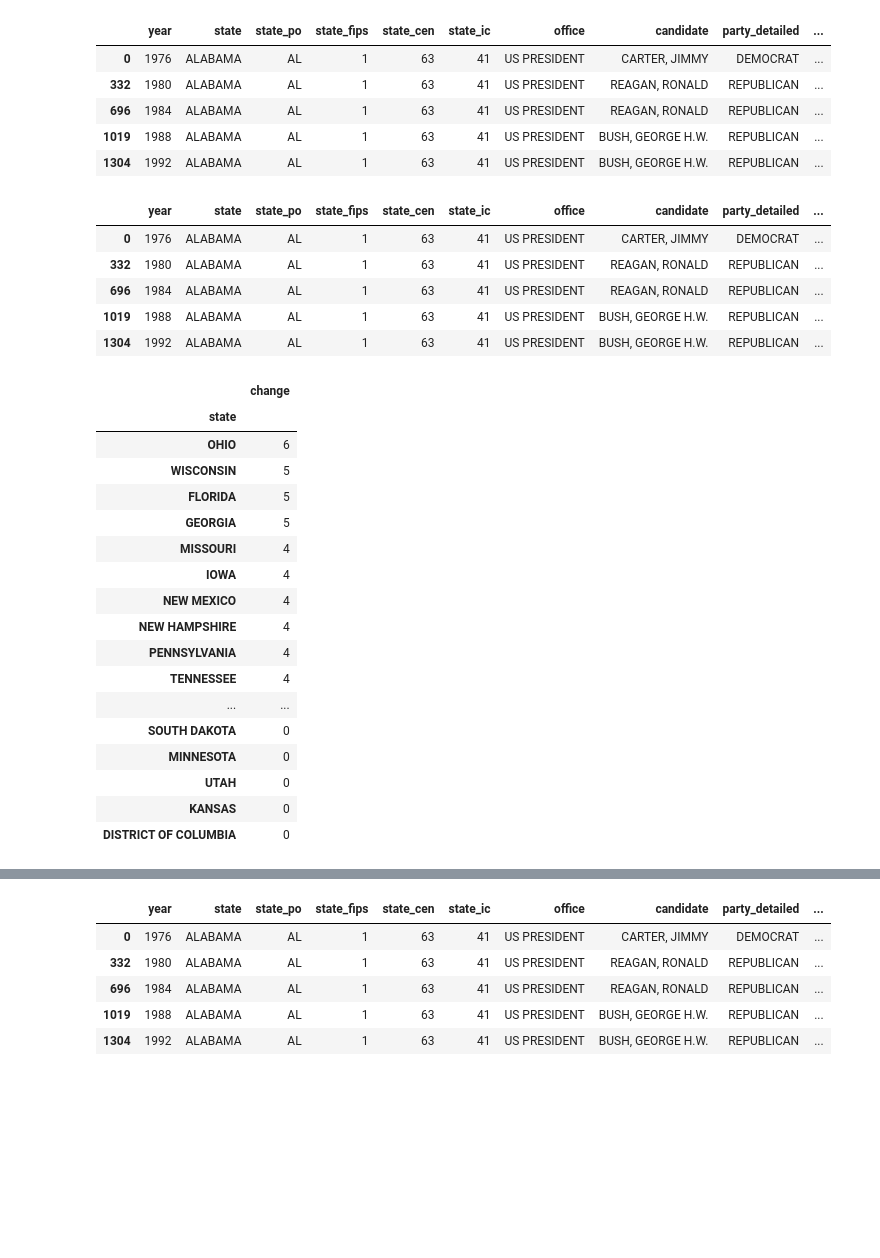
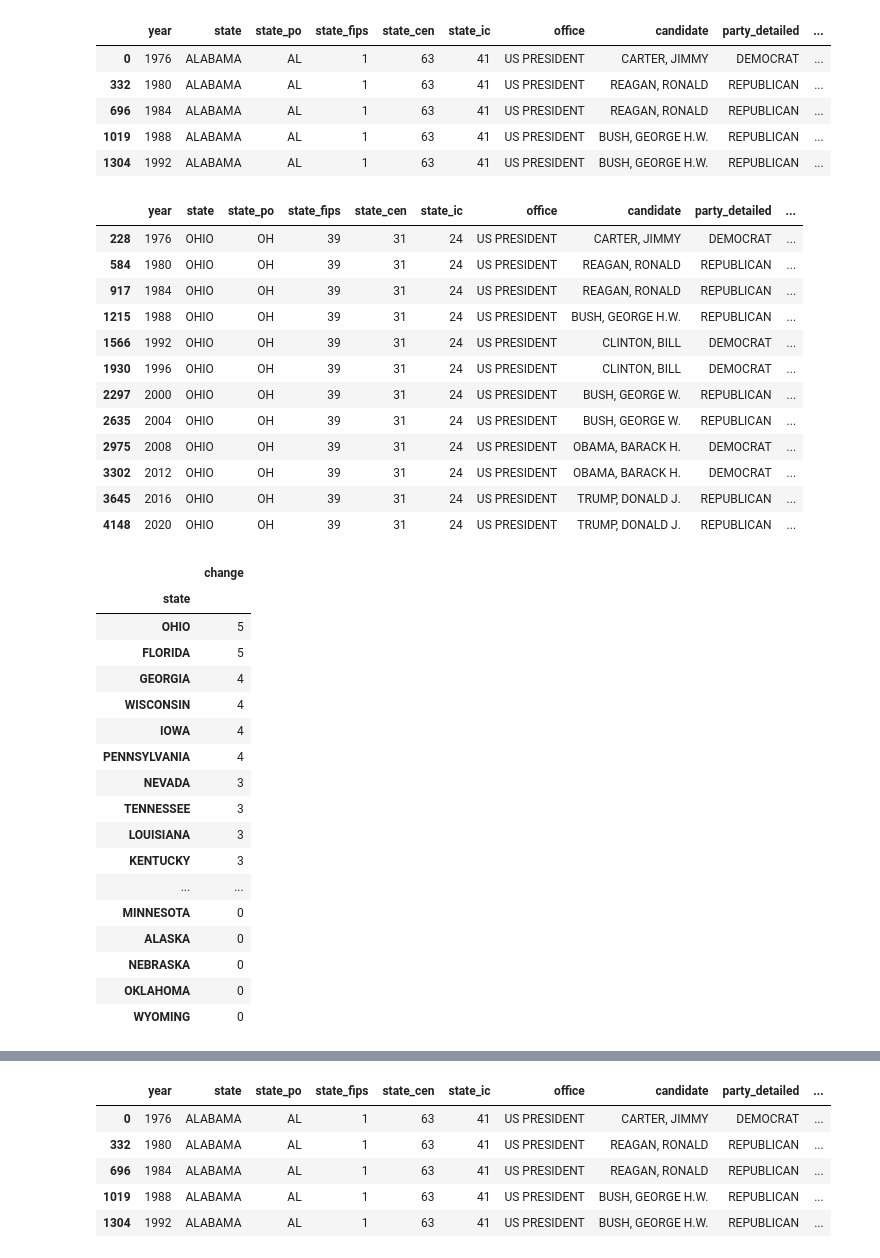
Before and after one commit to pesikj/PythonProDataScienceReseniUkolu, a Jupyter notebook: 01.ipynb, the cells around one changed output, grey strips where cells are left out. Cells and saved outputs as stored; diff of their text form; code cells hidden in the pictures; blank space fills up the shorter version.

```diff
--- a/01.ipynb
+++ b/01.ipynb
@@ -56,7 +56,7 @@ data.head()
 | 23 | 1976 | CALIFORNIA | CA | 6 | 93 | 71 | US PRESIDENT | FORD, GERALD | REPUBLICAN | ... |
 # %%
 data = data.sort_values(["state", "year"])
-data["previous_winner_party"] = data["party_simplified"].shift(1)
+data["previous_winner_party"] = data.groupby("state")["party_simplified"].shift(1)
 data.to_csv("ukol_01_napoveda_03.csv", index=False)
 data.head()
 # %% [output]
@@ -69,19 +69,26 @@ data.head()
 # %%
 def zmena(row):
     if not pandas.isnull(row["previous_winner_party"]) and row["previous_winner_party"] != row["party_simplified"]:
         return 1
     return 0
 
 data["change"] = data.apply(zmena, axis=1)
 data.to_csv("ukol_01_napoveda_04.csv", index=False)
-data.head()
+data[data["state"] == "OHIO"]
 # %% [output]
 |  | year | state | state_po | state_fips | state_cen | state_ic | office | candidate | party_detailed | ... |
-| 0 | 1976 | ALABAMA | AL | 1 | 63 | 41 | US PRESIDENT | CARTER, JIMMY | DEMOCRAT | ... |
-| 332 | 1980 | ALABAMA | AL | 1 | 63 | 41 | US PRESIDENT | REAGAN, RONALD | REPUBLICAN | ... |
-| 696 | 1984 | ALABAMA | AL | 1 | 63 | 41 | US PRESIDENT | REAGAN, RONALD | REPUBLICAN | ... |
-| 1019 | 1988 | ALABAMA | AL | 1 | 63 | 41 | US PRESIDENT | BUSH, GEORGE H.W. | REPUBLICAN | ... |
-| 1304 | 1992 | ALABAMA | AL | 1 | 63 | 41 | US PRESIDENT | BUSH, GEORGE H.W. | REPUBLICAN | ... |
+| 228 | 1976 | OHIO | OH | 39 | 31 | 24 | US PRESIDENT | CARTER, JIMMY | DEMOCRAT | ... |
+| 584 | 1980 | OHIO | OH | 39 | 31 | 24 | US PRESIDENT | REAGAN, RONALD | REPUBLICAN | ... |
+| 917 | 1984 | OHIO | OH | 39 | 31 | 24 | US PRESIDENT | REAGAN, RONALD | REPUBLICAN | ... |
+| 1215 | 1988 | OHIO | OH | 39 | 31 | 24 | US PRESIDENT | BUSH, GEORGE H.W. | REPUBLICAN | ... |
+| 1566 | 1992 | OHIO | OH | 39 | 31 | 24 | US PRESIDENT | CLINTON, BILL | DEMOCRAT | ... |
+| 1930 | 1996 | OHIO | OH | 39 | 31 | 24 | US PRESIDENT | CLINTON, BILL | DEMOCRAT | ... |
+| 2297 | 2000 | OHIO | OH | 39 | 31 | 24 | US PRESIDENT | BUSH, GEORGE W. | REPUBLICAN | ... |
+| 2635 | 2004 | OHIO | OH | 39 | 31 | 24 | US PRESIDENT | BUSH, GEORGE W. | REPUBLICAN | ... |
+| 2975 | 2008 | OHIO | OH | 39 | 31 | 24 | US PRESIDENT | OBAMA, BARACK H. | DEMOCRAT | ... |
+| 3302 | 2012 | OHIO | OH | 39 | 31 | 24 | US PRESIDENT | OBAMA, BARACK H. | DEMOCRAT | ... |
+| 3645 | 2016 | OHIO | OH | 39 | 31 | 24 | US PRESIDENT | TRUMP, DONALD J. | REPUBLICAN | ... |
+| 4148 | 2020 | OHIO | OH | 39 | 31 | 24 | US PRESIDENT | TRUMP, DONALD J. | REPUBLICAN | ... |
 # %%
 data_pivot = data.groupby(["state"])["change"].sum()
 data_pivot = pandas.DataFrame(data_pivot)
@@ -91,22 +98,22 @@ data_pivot
 # %% [output]
 |  | change |
 | state |  |
-| OHIO | 6 |
-| WISCONSIN | 5 |
+| OHIO | 5 |
 | FLORIDA | 5 |
-| GEORGIA | 5 |
-| MISSOURI | 4 |
+| GEORGIA | 4 |
+| WISCONSIN | 4 |
 | IOWA | 4 |
-| NEW MEXICO | 4 |
-| NEW HAMPSHIRE | 4 |
 | PENNSYLVANIA | 4 |
-| TENNESSEE | 4 |
+| NEVADA | 3 |
+| TENNESSEE | 3 |
+| LOUISIANA | 3 |
+| KENTUCKY | 3 |
 | ... | ... |
-| SOUTH DAKOTA | 0 |
 | MINNESOTA | 0 |
-| UTAH | 0 |
-| KANSAS | 0 |
-| DISTRICT OF COLUMBIA | 0 |
+| ALASKA | 0 |
+| NEBRASKA | 0 |
+| OKLAHOMA | 0 |
+| WYOMING | 0 |
 # %%
 import matplotlib.pyplot as plt
 
```
Also changed, not shown: parts of 2 cells of this notebook, 6 other files.
